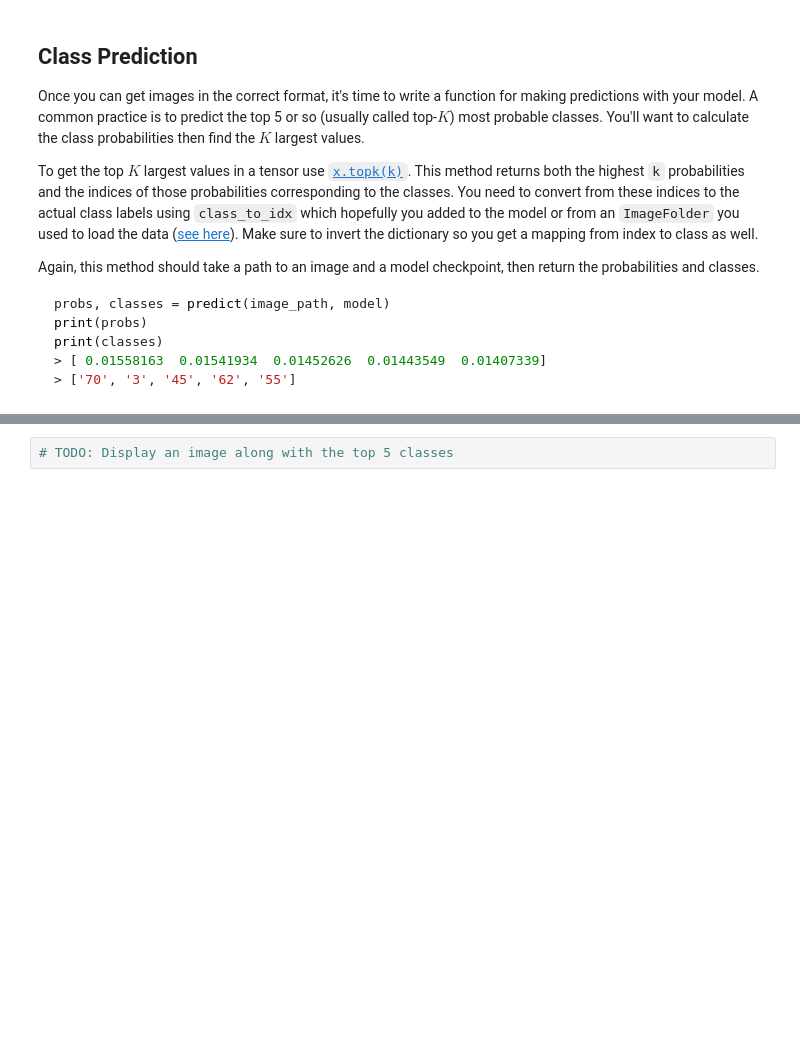
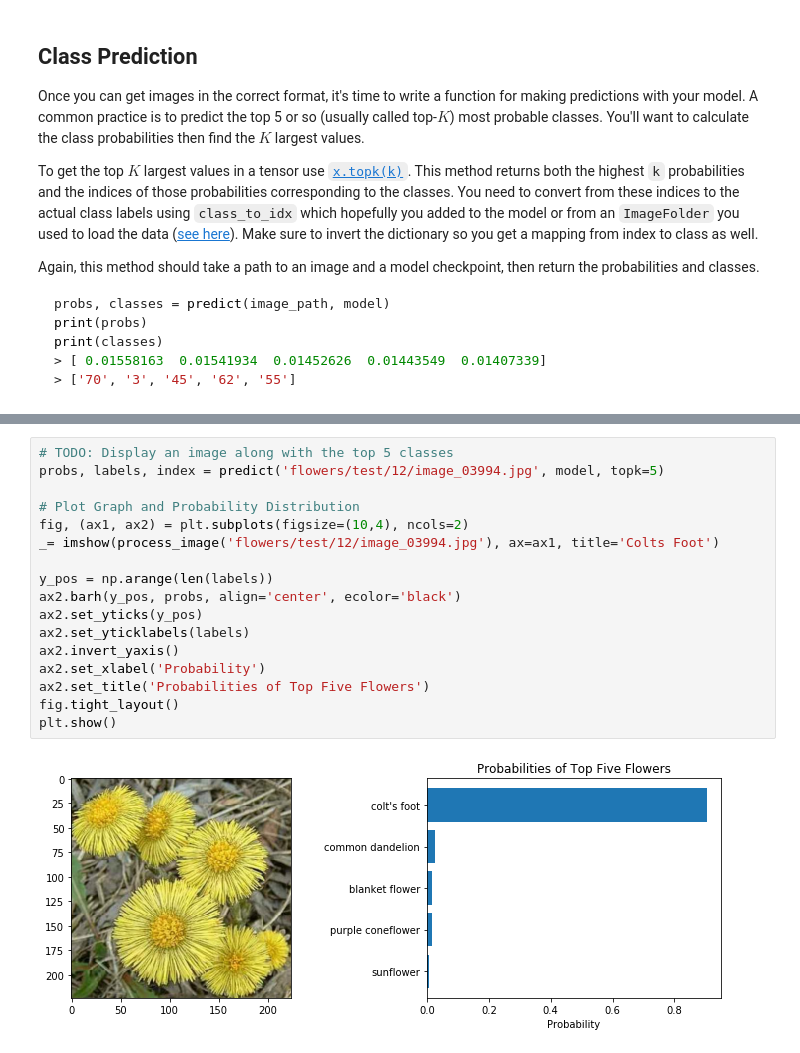
Before and after one commit to phiendp/image-classifier, a Jupyter notebook: Image Classifier Project.ipynb, the cells around one changed output, grey strips where cells are left out. Drawn from its saved outputs; the diff is of its cells as text; blank space fills up the shorter version.

```diff
--- a/Image Classifier Project.ipynb
+++ b/Image Classifier Project.ipynb
@@ -209,5 +393,22 @@ Now that you can use a trained model for predictions, check to make sure it make
 <img src='assets/inference_example.png' width=300px>
 
 You can convert from the class integer encoding to actual flower names with the `cat_to_name.json` file (should have been loaded earlier in the notebook). To show a PyTorch tensor as an image, use the `imshow` function defined above.
-# %%
-# TODO: Display an image along with the top 5 classes
+# %%
+# TODO: Display an image along with the top 5 classes
+probs, labels, index = predict('flowers/test/12/image_03994.jpg', model, topk=5)
+
+# Plot Graph and Probability Distribution
+fig, (ax1, ax2) = plt.subplots(figsize=(10,4), ncols=2)
+_= imshow(process_image('flowers/test/12/image_03994.jpg'), ax=ax1, title='Colts Foot')
+
+y_pos = np.arange(len(labels))
+ax2.barh(y_pos, probs, align='center', ecolor='black')
+ax2.set_yticks(y_pos)
+ax2.set_yticklabels(labels)
+ax2.invert_yaxis()
+ax2.set_xlabel('Probability')
+ax2.set_title('Probabilities of Top Five Flowers')
+fig.tight_layout()
+plt.show()
+# %% [output]
+[figure, added]
```
Also changed, not shown: parts of 16 cells of this notebook.
